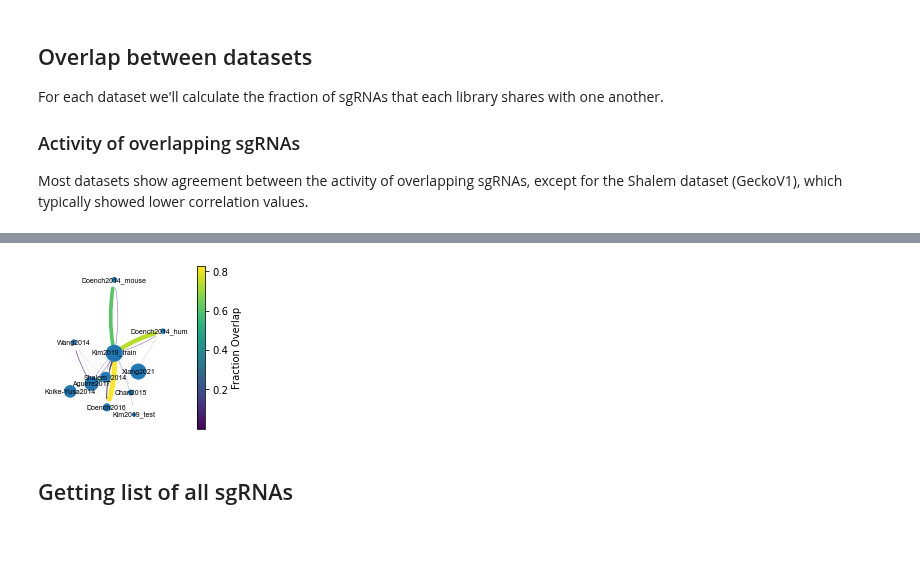
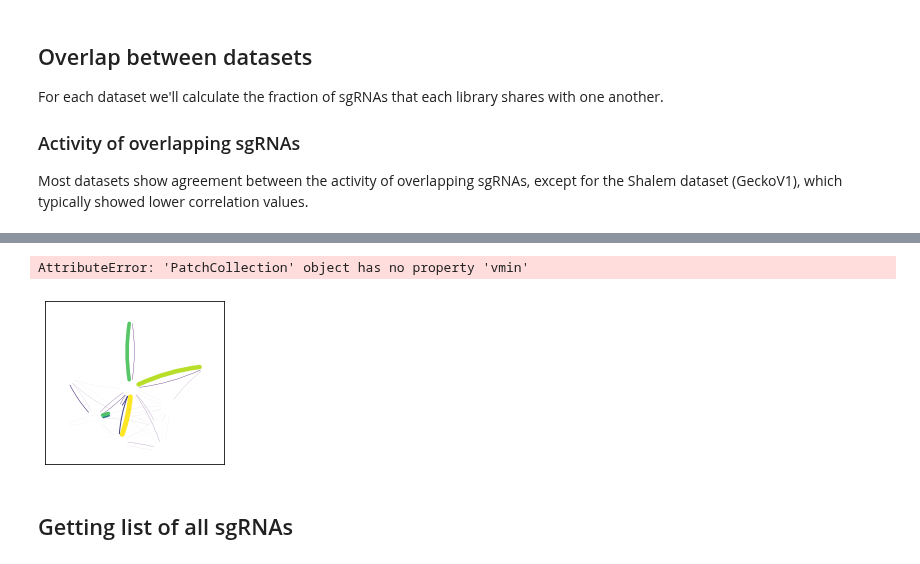
Before and after one commit to gpp-rnd/rs_dev, a Jupyter notebook: code/01_combine_sgrnas.ipynb, the cells around one changed output, grey strips where cells are left out. Saved outputs shown, nothing was run; the diff lists cells and outputs as text; code cells hidden in the pictures.

Commit message:
code (rs3 + target): test on external datasets

```diff
--- a/code/01_combine_sgrnas.ipynb
+++ b/code/01_combine_sgrnas.ipynb
@@ -110,33 +113,34 @@ filtered_overlap['fraction_overlap'] = filtered_overlap['overlap']/filtered_over
 # %%
 G = nx.from_pandas_edgelist(filtered_overlap, 'name_1', 'name_2', 'fraction_overlap',
                             create_using=nx.DiGraph())
 node_n_sgrnas = (dataset_summary_df[['name', 'n_sgRNAs']]
                  .set_index('name')
                  .to_dict(orient='index'))
 nx.set_node_attributes(G, node_n_sgrnas)
 plt.subplots(figsize=(3.2,3))
 # layout
 pos = nx.spring_layout(G, seed=2)
 # edges
 edge_width = [d['fraction_overlap']*6 for u, v, d in G.edges(data=True)]
 edge_color_scale = [d['fraction_overlap'] for u, v, d in G.edges(data=True)]
 edges = nx.draw_networkx_edges(G, pos, arrowstyle="-", connectionstyle="arc3,rad=0.1",
                                width=edge_width, edge_color=edge_color_scale,
                                arrowsize=5)
-pc = mpl.collections.PatchCollection(edges, cmap=plt.cm.viridis)
+pc = mpl.collections.PatchCollection(edges, cmap=plt.cm.viridis,  vmin=0, vmax=1)
 pc.set_array(edge_color_scale)
 plt.colorbar(pc, label='Fraction Overlap')
 # nodes
 node_size = [d['n_sgRNAs'] * 0.02 for n, d in G.nodes(data=True)]
 nx.draw_networkx_nodes(G, pos, node_size=node_size)
 # labels
 nx.draw_networkx_labels(G, pos, font_size=7,
                         font_family='Arial')
 plt.axis('off')
 plt.margins(x=0.2)
-gpplot.savefig('../figures/dataset_overlap.svg')
+gpplot.savefig('../figures/dataset_overlap.pdf')
 # %% [output]
+AttributeError: 'PatchCollection' object has no property 'vmin'
-[figure, old version]
+[figure, new version]
 # %% [markdown]
 ## Getting list of all sgRNAs
 # %%
```
Also changed, not shown: parts of 3 cells of this notebook, 6 other files.
